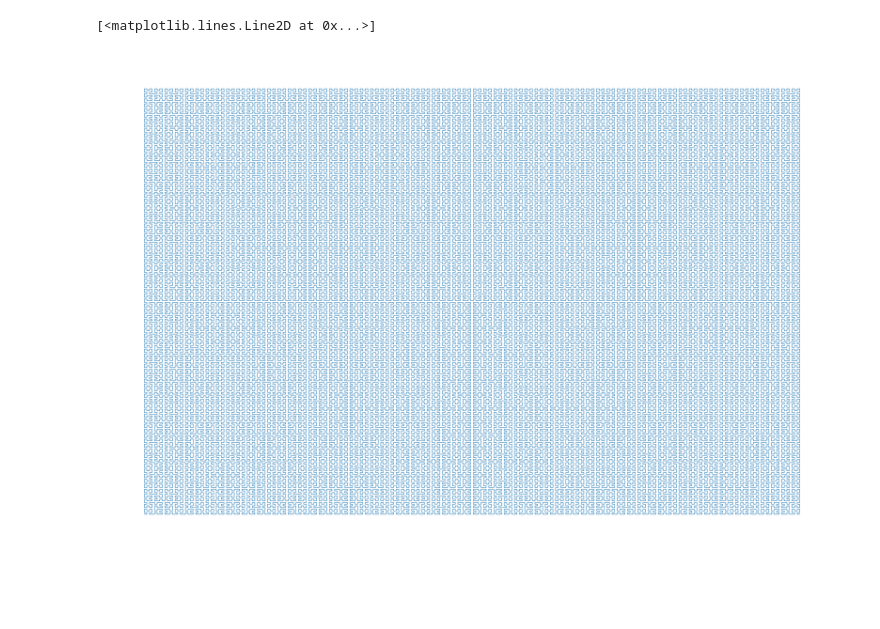
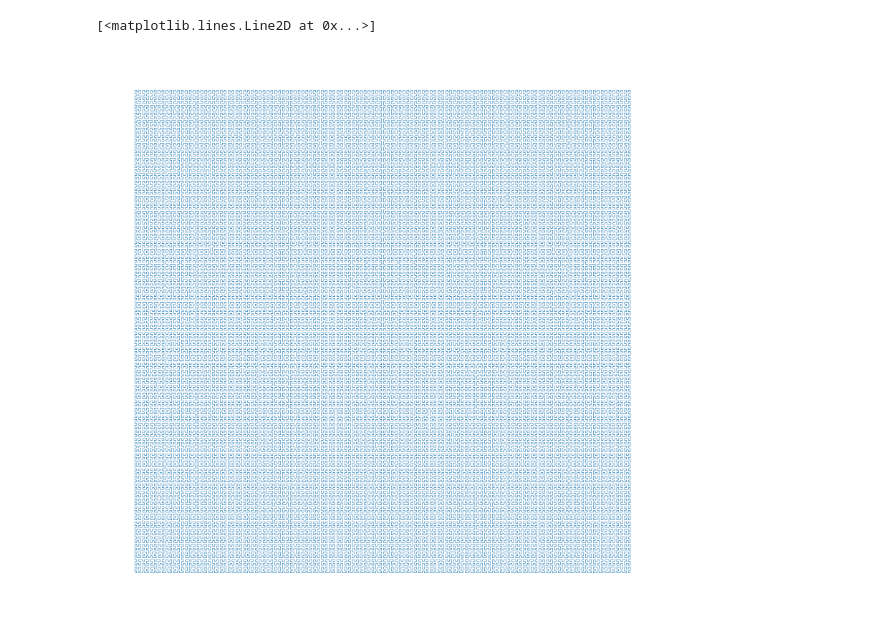
Before and after one commit to Ahmed-5/fractals, a Jupyter notebook: hilbert_curve.ipynb, the cells around one changed output. Cells and saved outputs as stored; diff of their text form; code cells hidden in the pictures; blank space fills up the shorter version.

Commit message:
added new fractal changed plot aspect ratio in some fractals

```diff
--- a/hilbert_curve.ipynb
+++ b/hilbert_curve.ipynb
@@ -43,9 +43,9 @@ for i in range(1, order):
     points = np.vstack((copy.deepcopy(p1), copy.deepcopy(p2), copy.deepcopy(p3), copy.deepcopy(p4)))
     # diff = 0
 # %%
-plt.figure(dpi=1200)
+plt.figure(figsize=(5,5), dpi=1200)
 plt.axis("off")
 plt.plot([p[0] for p in points], [p[1] for p in points], linewidth=0.2)
 # %% [output]
 [<matplotlib.lines.Line2D at 0x...>]
-[figure, old version]
+[figure, new version]
```
Also changed, not shown: 5 other files.
